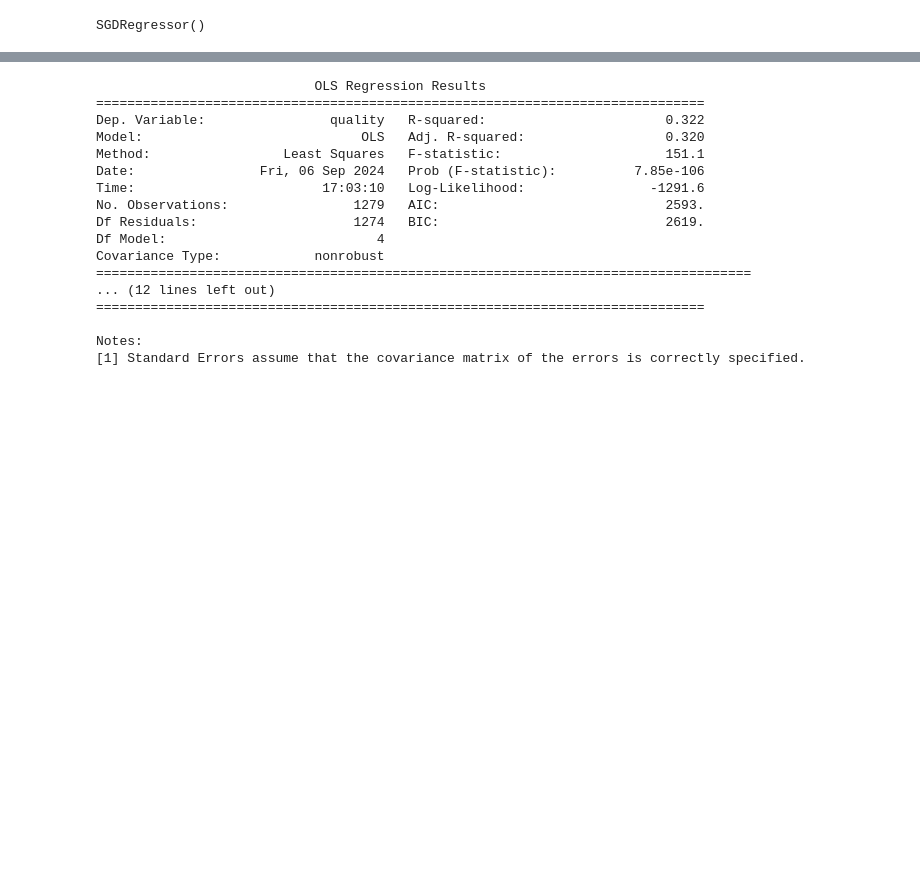
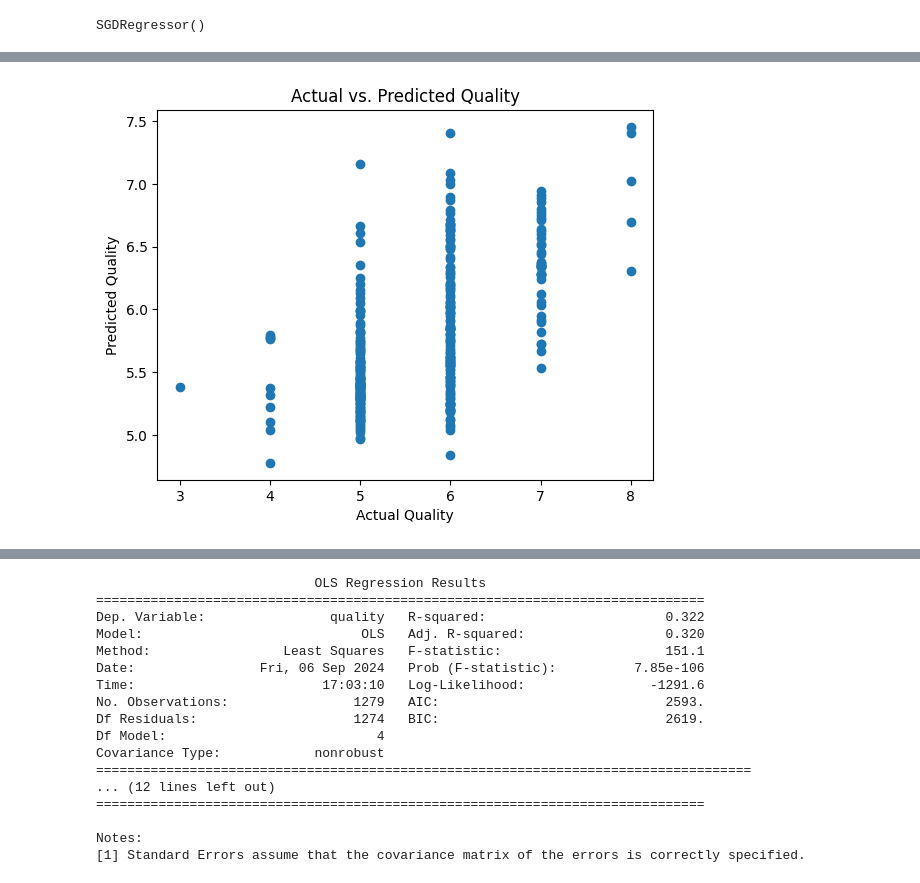
Before and after one commit to ysasalas/CS-4372-Assignments, a Jupyter notebook: CS4372_Assignment1.ipynb, the cells around one changed output, grey strips where cells are left out. Cells and saved outputs as stored; diff of their text form; code cells hidden in the pictures; blank space fills up the shorter version.

```diff
--- a/CS4372_Assignment1.ipynb
+++ b/CS4372_Assignment1.ipynb
@@ -159,0 +181,11 @@ SGDRegressor()
+# %%
+# Get the predictions and create a scatter plot
+y_pred = best_sgd.predict(X_test)
+
+plt.scatter(y_test, y_pred)
+plt.xlabel('Actual Quality')
+plt.ylabel('Predicted Quality')
+plt.title('Actual vs. Predicted Quality')
+plt.show()
+# %% [output]
+[figure, added]
```
Also changed, not shown: parts of 13 cells of this notebook.
